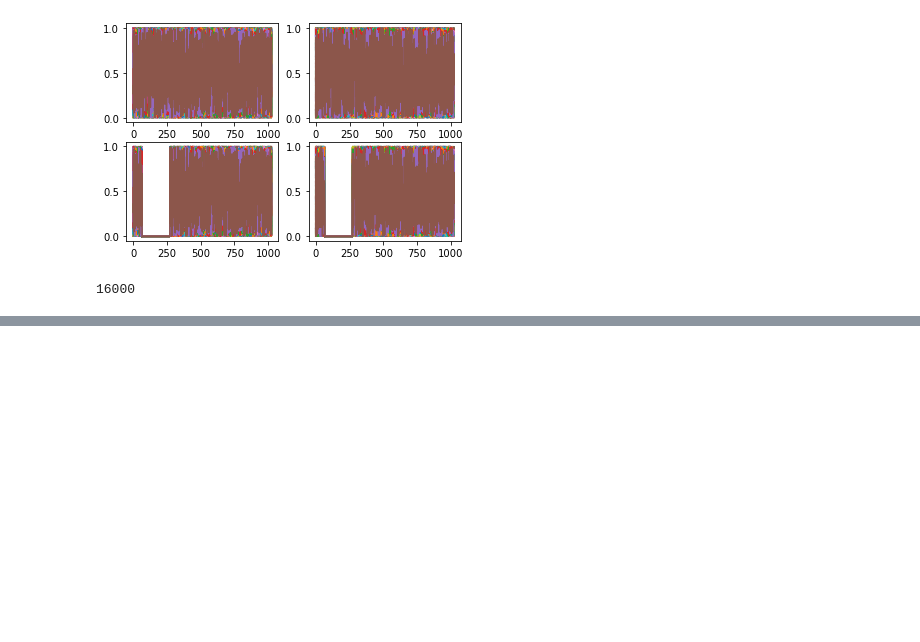
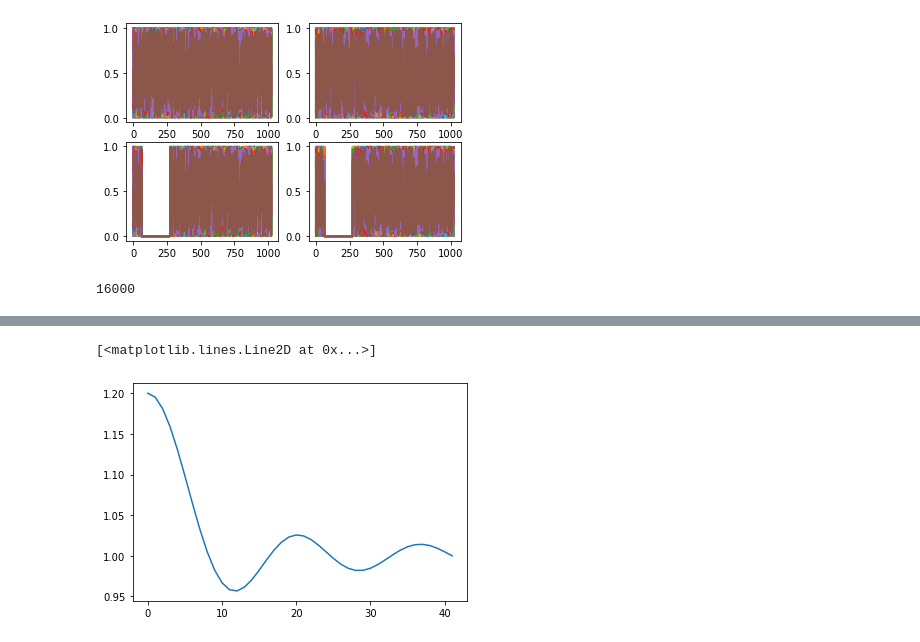
Before and after one commit to fanmiku/alpha1, a Jupyter notebook: a.ipynb, the cells around one changed output, grey strips where cells are left out. Cells and saved outputs as stored; diff of their text form; code cells hidden in the pictures; blank space fills up the shorter version.

```diff
--- a/a.ipynb
+++ b/a.ipynb
@@ -95,0 +125,16 @@ Audio(waveform_sample.numpy(),rate=sample_rate_high)
+# %%
+impulselength =300
+x = np.linspace(-5, 5, impulselength)
+x2= np.linspace(0, 5, impulselength)
+x3= np.linspace(0, 5, upsample_ratio)
+ImpulseSignal = 1-1/(1 + np.exp(-x))+ 0.4*np.sinc(x2)+np.hamming(1.5*impulselength)[-1-impulselength:-1]
+ImpulseSignal = np.ones(upsample_ratio) +0.2*np.sinc(x3)
+# ImpulseSignal = np.sinc(x2)
+# plt.semilogy(ImpulseSignal/0.01)
+ImpulseSignal = np.reshape(ImpulseSignal,(1,-1))
+filepath="testaudio\impulse.wav"
+torchaudio.save(filepath, torch.from_numpy(ImpulseSignal), 44100)
+plt.plot(ImpulseSignal[0,:])
+# %% [output]
+[<matplotlib.lines.Line2D at 0x...>]
+[figure, added]
```
Also changed, not shown: parts of 7 cells of this notebook.
